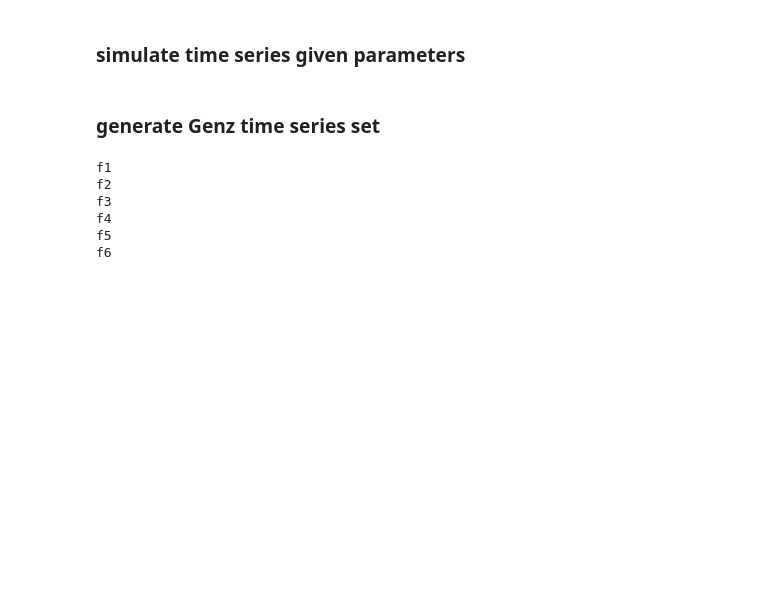
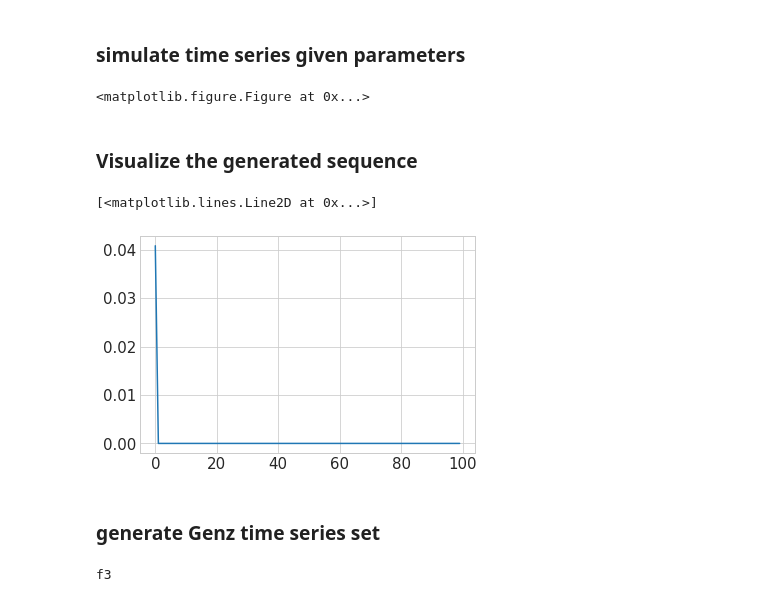
Before and after one commit to yuqirose/TensorRNN, a Jupyter notebook: experiments/notebook/py3_Genz_func.ipynb, the cells around one changed output. Saved outputs shown, nothing was run; the diff lists cells and outputs as text; code cells hidden in the pictures; blank space fills up the shorter version.

```diff
--- a/experiments/notebook/py3_Genz_func.ipynb
+++ b/experiments/notebook/py3_Genz_func.ipynb
@@ -3,6 +3,27 @@
 # %%
 # spectral tensor train decomposition page 20
 import numpy as np
+%matplotlib inline
+import matplotlib as mpl
+import seaborn as sns
+import matplotlib.pyplot as plt
+from mpl_toolkits.mplot3d import Axes3D
+import numpy as np
+
+
+params = {
+   'axes.labelsize': 20,
+   'font.size': 20,
+   'legend.fontsize': 12,
+   'xtick.labelsize': 15,
+   'ytick.labelsize': 15,
+   'text.usetex': False,
+   }
+mpl.rcParams.update(params)
+
+sns.set_style("whitegrid")
+sns.despine()
+
 def f1(x, w, c):
     y=np.cos(2*np.pi*w +  c*x)
     return y
@@ -12,7 +33,7 @@ def f2(x, w, c):
     return y
 
 def f3(x, w, c):
-    y = 1 + c*x
+    y = (1 + c*x)**(-2)
     return y
 
 def f4(x, w, c):
@@ -29,5 +50,7 @@ def f6(x, w, c):
     else:
         y = np.exp(c * x)
     return y
+# %% [output]
+<matplotlib.figure.Figure at 0x...>
 # %%
 # YS Parameters
@@ -64,4 +87,17 @@ def gen_dat(Genz, N, T):
         h0 = init_range[i]
         dat[i,:,0] = np.asarray(gen_ts(Genz, h0, T))
     return dat
+# %% [markdown]
+### Visualize the generated sequence
+# %%
+# generate one
+%matplotlib inline
+# w = 0.5
+# c = 10
+Genz = f5
+dat = gen_dat(Genz, 1, 100)
+plt.plot(np.squeeze(dat))
+# %% [output]
+[<matplotlib.lines.Line2D at 0x...>]
+[figure, added]
 # %%
@@ -106,15 +121,10 @@ for n in range(1,7):
 # %%
 N = int(1e4)
 T = 100
-for n in range(1,7):
+for n in range(3,4):
     print('f'+str(n))
     Genz = globals()["f"+str(n)]
     dat = gen_dat(Genz, N, T)
-    np.save('/home/roseyu/data/tensorRNN/'+'f'+str(n)+'.npy', dat)
+    np.save('/home/qiyu/data/'+'f'+str(n)+'.npy', dat)
 # %% [output]
-f1
-f2
 f3
-f4
-f5
-f6
```
Also changed, not shown: parts of 2 cells of this notebook, 5 other files.
